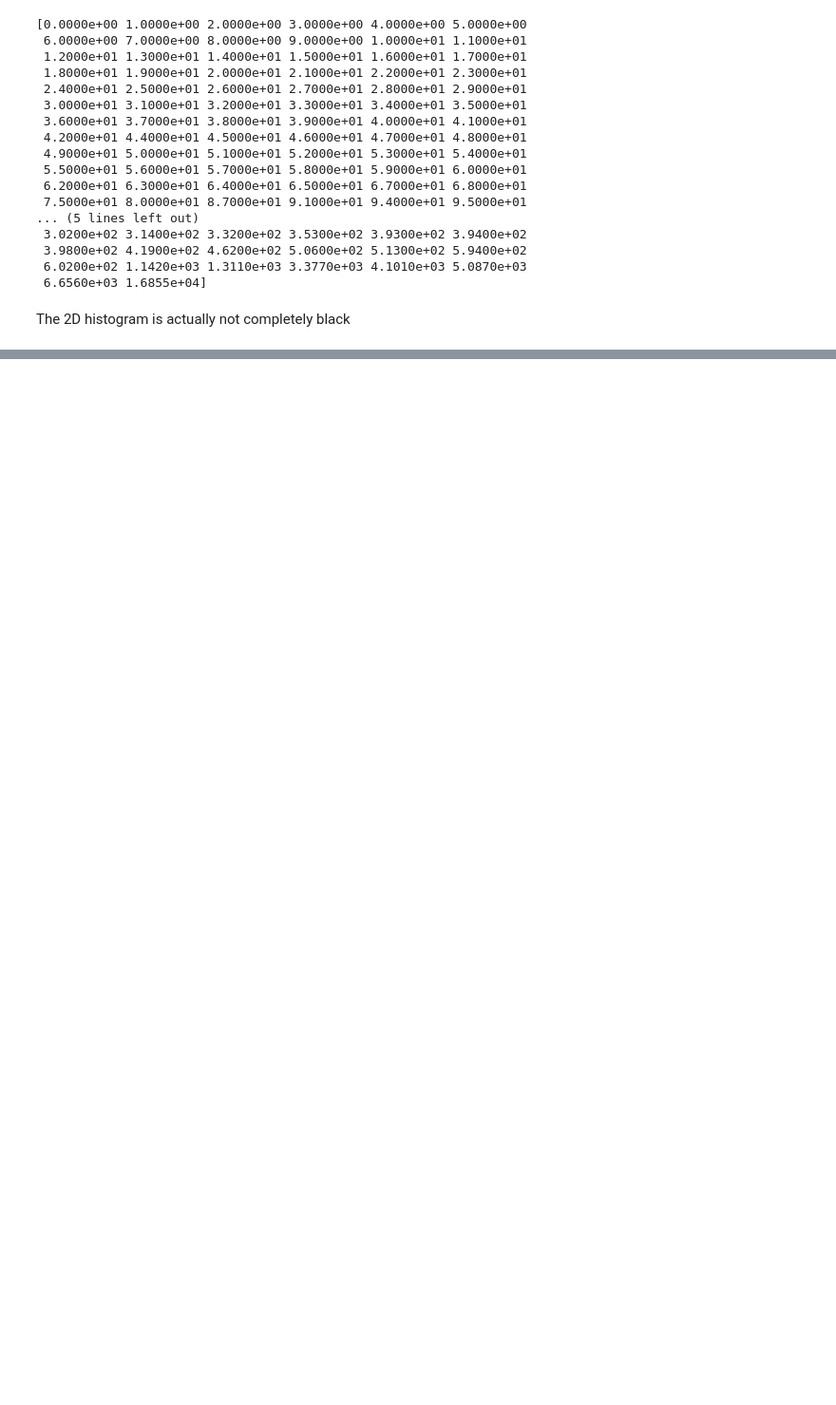
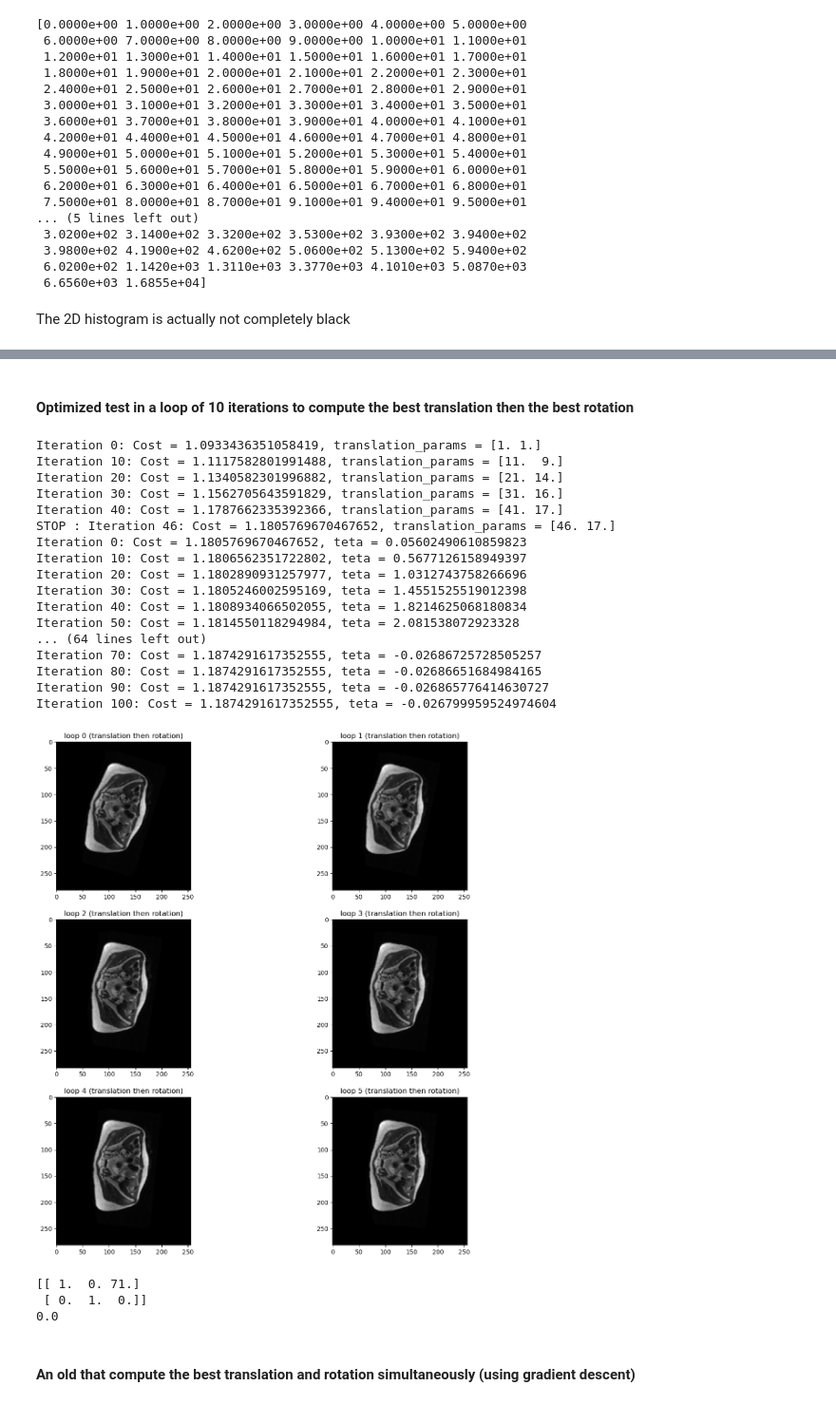
Before and after one commit to CharlineCuraut/Registration_IRM_T2_DWI_b0, a Jupyter notebook: registration_IRM_T2_DWI_b0.ipynb, the cells around one changed output, grey strips where cells are left out. Shown at 95% size. Saved outputs shown, nothing was run; the diff lists cells and outputs as text; code cells hidden in the pictures; blank space fills up the shorter version.

```diff
--- a/registration_IRM_T2_DWI_b0.ipynb
+++ b/registration_IRM_T2_DWI_b0.ipynb
@@ -1405,0 +997,10 @@ plt.imshow(test_transform_rotation)
+# %%
+def transform_image_rotation(theta, img):
+    rows, cols = img.shape
+    #print(f'In transform_image_rotation : theta = {theta}, rows = {rows}, cols = {cols}')
+
+    M = cv2.getRotationMatrix2D((cols/2, rows/2), theta, 1)
+    M = np.vstack((M,[0,0,1]))
+    M_inv = np.linalg.inv(M)[0:2,0:3]
+
+    return cv2.warpAffine(img.copy(), M_inv, (cols, rows), flags= cv2.INTER_NEAREST + cv2.WARP_INVERSE_MAP)
@@ -1405,0 +1285,63 @@ plt.imshow(test_transform_rotation)
+# %% [markdown]
+#### Optimized test in a loop of 10 iterations to compute the best translation then the best rotation
+# %%
+rows, cols = axial_resampled_T2_cut_pad_norm_23.shape
+plt.figure(figsize = (15,15))
+
+## Initial translation transformation paramters
+initial_translation = np.array([0.,0.])
+initial_teta = 0
+#semi_registered_img = axial_resampled_T2_cut_pad_norm_23.copy()
+semi_registered_img = test_transform.copy()
+target_image = axial_b0_cut_pad_norm_23.copy()
+optimized_params = np.identity(3)
+
+for i in range(6) :
+    ## Perform optimization on translation using gradient descent
+    optimized_translation = gradient_descent_translation(cost_function_translation, gradient_translation, initial_translation, semi_registered_img, target_image)
+    M1 = np.float32([[1, 0, optimized_translation[0]], [0, 1, optimized_translation[1]], [0, 0, 1]])
+    optimized_params = np.matmul(M1, optimized_params)
+
+    ## Perform optimization on rotation using gradient descent
+    registered_img = transform_image_translation(optimized_translation, semi_registered_img)
+    optimized_teta = gradient_descent_rotation(cost_function_rotation, gradient_rotation, initial_teta, registered_img, target_image)
+    M2 = cv2.getRotationMatrix2D((cols/2, rows/2), optimized_teta, 1)
+    M2 = np.vstack((M2,[0,0,1]))
+    optimized_params = np.matmul(M2, optimized_params)
+
+    semi_registered_img = transform_image_rotation(optimized_teta, registered_img)
+
+    M = optimized_params[:2,:]
+    #semi_result = cv2.warpAffine(axial_resampled_T2_cut_pad_norm_23, M, (cols, rows))
+    semi_result = cv2.warpAffine(test_transform, M, (cols, rows))
+    plt.subplot(3,2,i+1)
+    plt.imshow(semi_result, cmap='gray')
+    plt.title(f'loop {i} (translation then rotation)')
+# %% [output]
+Iteration 0: Cost = 1.0933436351058419, translation_params = [1. 1.]
+Iteration 10: Cost = 1.1117582801991488, translation_params = [11.  9.]
+Iteration 20: Cost = 1.1340582301996882, translation_params = [21. 14.]
+Iteration 30: Cost = 1.1562705643591829, translation_params = [31. 16.]
+Iteration 40: Cost = 1.1787662335392366, translation_params = [41. 17.]
+STOP : Iteration 46: Cost = 1.1805769670467652, translation_params = [46. 17.]
+Iteration 0: Cost = 1.1805769670467652, teta = 0.05602490610859823
+Iteration 10: Cost = 1.1806562351722802, teta = 0.5677126158949397
+Iteration 20: Cost = 1.1802890931257977, teta = 1.0312743758266696
+Iteration 30: Cost = 1.1805246002595169, teta = 1.4551525519012398
+Iteration 40: Cost = 1.1808934066502055, teta = 1.8214625068180834
+Iteration 50: Cost = 1.1814550118294984, teta = 2.081538072923328
+... (64 lines left out)
+Iteration 70: Cost = 1.1874291617352555, teta = -0.02686725728505257
+Iteration 80: Cost = 1.1874291617352555, teta = -0.02686651684984165
+Iteration 90: Cost = 1.1874291617352555, teta = -0.026865776414630727
+Iteration 100: Cost = 1.1874291617352555, teta = -0.026799959524974604
+[figure, added]
+# %%
+print(M)
+print(np.arccos(M[0,0]))
+# %% [output]
+[[ 1.  0. 71.]
+ [ 0.  1.  0.]]
+0.0
+# %% [markdown]
+#### An old that compute the best translation and rotation simultaneously (using gradient descent)
```
Also changed, not shown: parts of 78 cells of this notebook.
